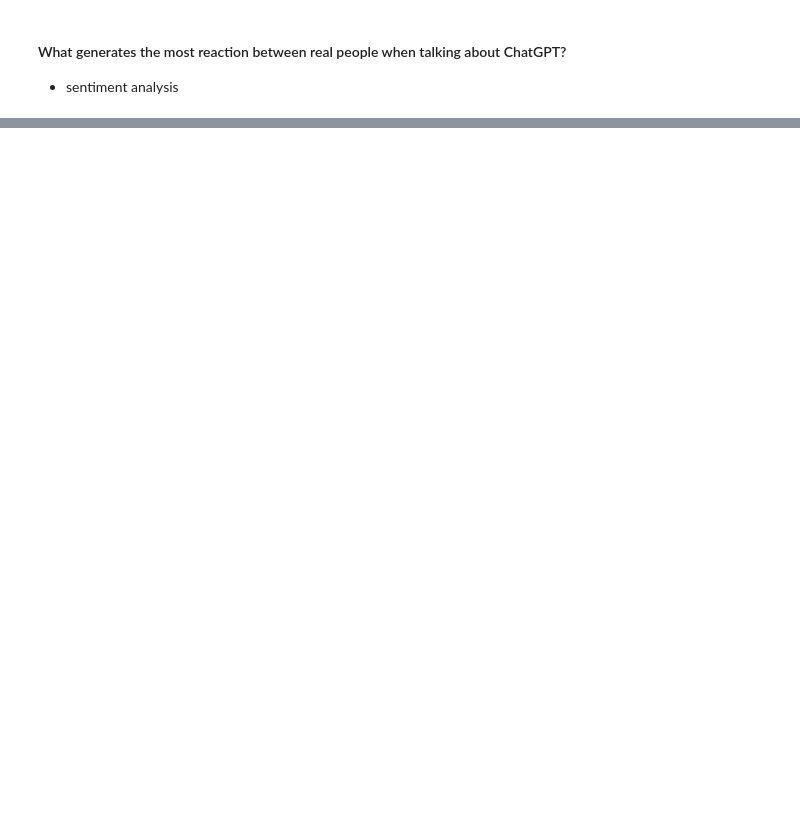
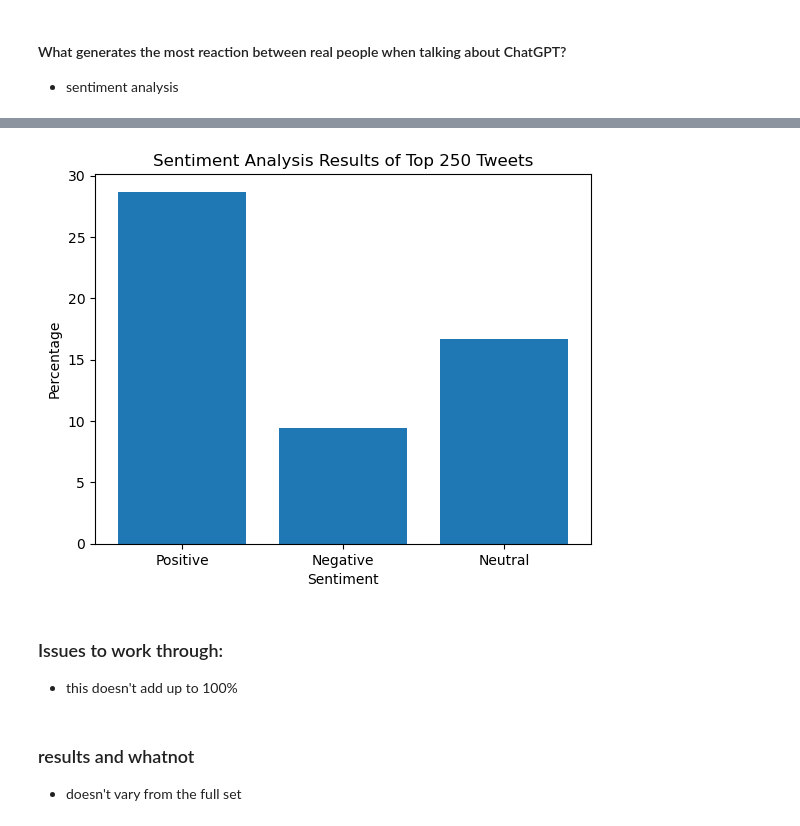
Before and after one commit to ReproTeach/final-project-lc_sa_sm_team, a Jupyter notebook: project_draft.ipynb, the cells around one changed output, grey strips where cells are left out. Saved outputs shown, nothing was run; the diff lists cells and outputs as text; code cells hidden in the pictures; blank space fills up the shorter version.

```diff
--- a/project_draft.ipynb
+++ b/project_draft.ipynb
@@ -127,0 +161,8 @@ note to self: I think the "too much data" error happened because we were trying
+# %%
+postive_tweets = df1[df1['sentiment'] > 0]
+negative_tweets = df1[df1['sentiment'] < 0]
+neutral_tweets = df1[df1['sentiment'] == 0]
+
+postive_percentage = len(postive_tweets) / len(df1) * 100
+negative_percentage = len(negative_tweets) / len(df1) * 100
+neutral_percentage = len(neutral_tweets) / len(df1) * 100
@@ -150,0 +207,8 @@ df_r2.describe()
+# %%
+postive_top_tweets = df_r2[df_r2['sentiment'] > 0]
+negative_top_tweets = df_r2[df_r2['sentiment'] < 0]
+neutral_top_tweets = df_r2[df_r2['sentiment'] == 0]
+
+postive_percentage_top = len(postive_tweets) / len(df) * 100
+negative_percentage_top = len(negative_tweets) / len(df) * 100
+neutral_percentage_top = len(neutral_tweets) / len(df) * 100
@@ -150,0 +217,18 @@ df_r2.describe()
+# %%
+sentiment_labels_2 = ['Positive', 'Negative', 'Neutral']
+sentiment_percentages_2 = [postive_percentage_top, negative_percentage_top, neutral_percentage_top]
+
+plt.bar(sentiment_labels_2, sentiment_percentages_2)
+plt.xlabel('Sentiment')
+plt.ylabel('Percentage')
+plt.title('Sentiment Analysis Results of Top 250 Tweets')
+
+plt.show()
+# %% [output]
+[figure, added]
+# %% [markdown]
+### Issues to work through:
+- this doesn't add up to 100%
+# %% [markdown]
+### results and whatnot
+- doesn't vary from the full set
```
Also changed, not shown: parts of 14 cells of this notebook.
